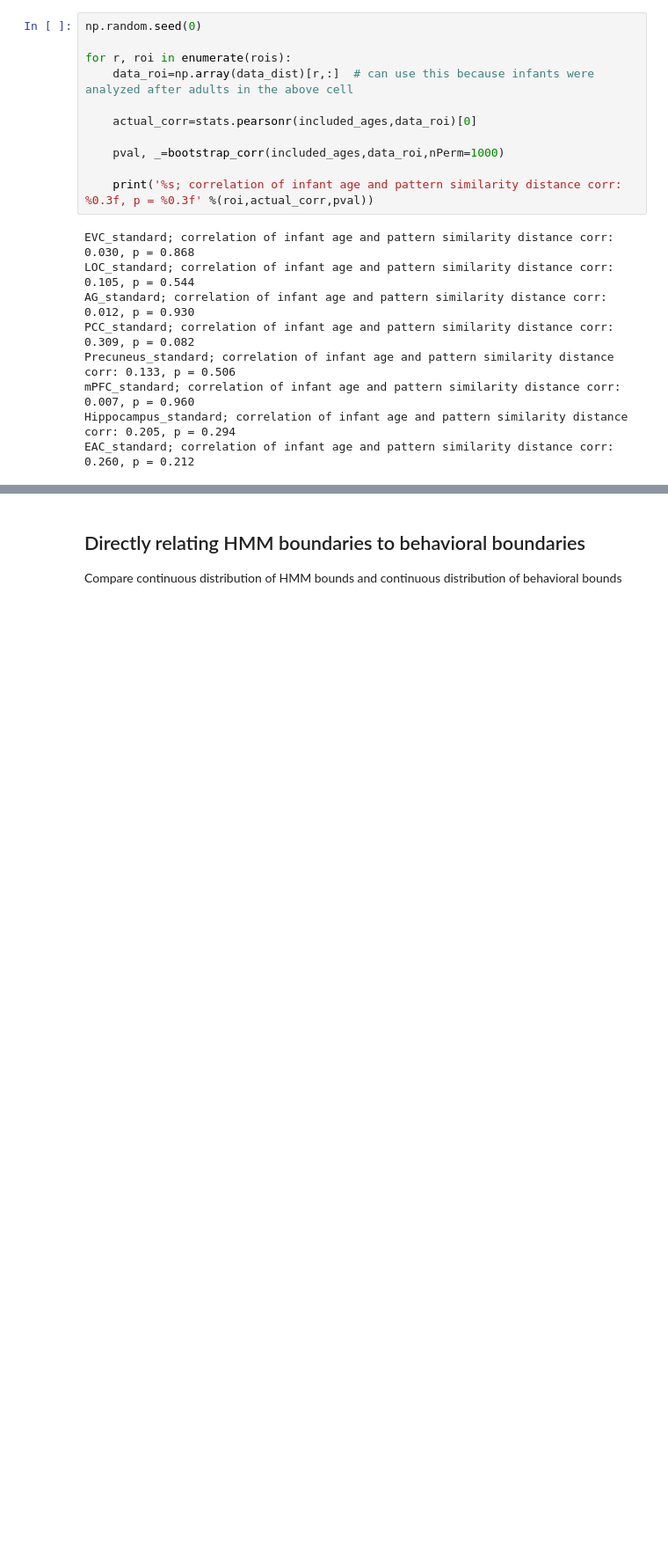
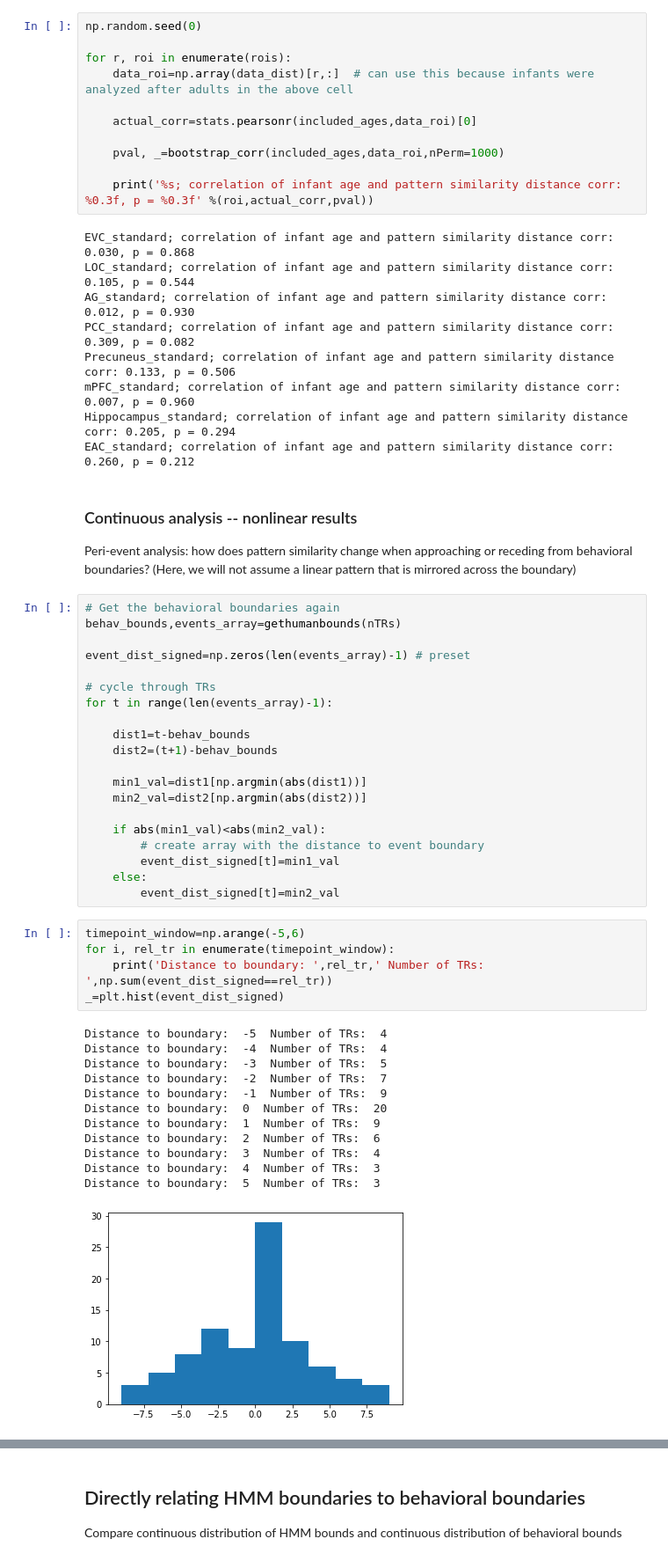
Before and after one commit to ntblab/infant_neuropipe, a Jupyter notebook: scripts/MM_EventSeg/Event_Segmentation.ipynb, the cells around one changed output, grey strips where cells are left out. Shown at 88% size. Saved outputs shown, nothing was run; the diff lists cells and outputs as text; blank space fills up the shorter version.

```diff
--- a/scripts/MM_EventSeg/Event_Segmentation.ipynb
+++ b/scripts/MM_EventSeg/Event_Segmentation.ipynb
@@ -2054,3 +2420,44 @@ Precuneus_standard; correlation of infant age and pattern similarity distance co
 mPFC_standard; correlation of infant age and pattern similarity distance corr: 0.007, p = 0.960
 Hippocampus_standard; correlation of infant age and pattern similarity distance corr: 0.205, p = 0.294
 EAC_standard; correlation of infant age and pattern similarity distance corr: 0.260, p = 0.212
+# %% [markdown]
+### Continuous analysis -- nonlinear results
+Peri-event analysis: how does pattern similarity change when approaching or receding from behavioral boundaries? (Here, we will not assume a linear pattern that is mirrored across the boundary)
+# %%
+# Get the behavioral boundaries again
+behav_bounds,events_array=gethumanbounds(nTRs)
+
+event_dist_signed=np.zeros(len(events_array)-1) # preset
+
+# cycle through TRs
+for t in range(len(events_array)-1):
+
+    dist1=t-behav_bounds
+    dist2=(t+1)-behav_bounds
+
+    min1_val=dist1[np.argmin(abs(dist1))]
+    min2_val=dist2[np.argmin(abs(dist2))]
+
+    if abs(min1_val)<abs(min2_val):
+        # create array with the distance to event boundary
+        event_dist_signed[t]=min1_val
+    else:
+        event_dist_signed[t]=min2_val
+# %%
+timepoint_window=np.arange(-5,6)
+for i, rel_tr in enumerate(timepoint_window):
+    print('Distance to boundary: ',rel_tr,' Number of TRs: ',np.sum(event_dist_signed==rel_tr))
+_=plt.hist(event_dist_signed)
+# %% [output]
+Distance to boundary:  -5  Number of TRs:  4
+Distance to boundary:  -4  Number of TRs:  4
+Distance to boundary:  -3  Number of TRs:  5
+Distance to boundary:  -2  Number of TRs:  7
+Distance to boundary:  -1  Number of TRs:  9
+Distance to boundary:  0  Number of TRs:  20
+Distance to boundary:  1  Number of TRs:  9
+Distance to boundary:  2  Number of TRs:  6
+Distance to boundary:  3  Number of TRs:  4
+Distance to boundary:  4  Number of TRs:  3
+Distance to boundary:  5  Number of TRs:  3
+[figure, added]
```
Also changed, not shown: parts of 28 cells of this notebook.
